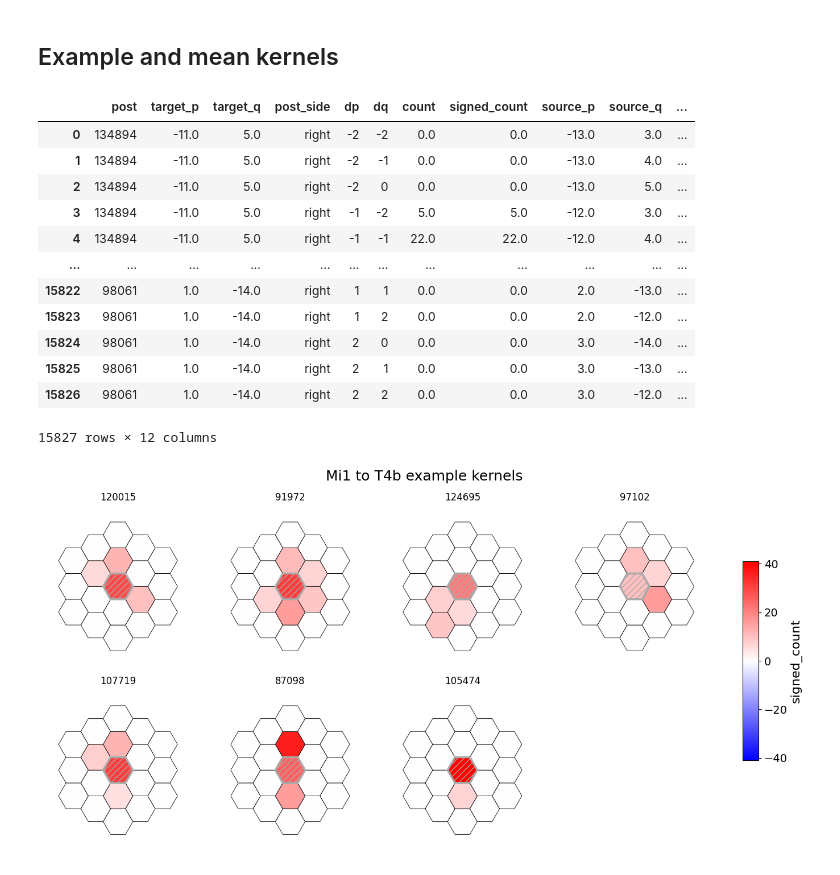
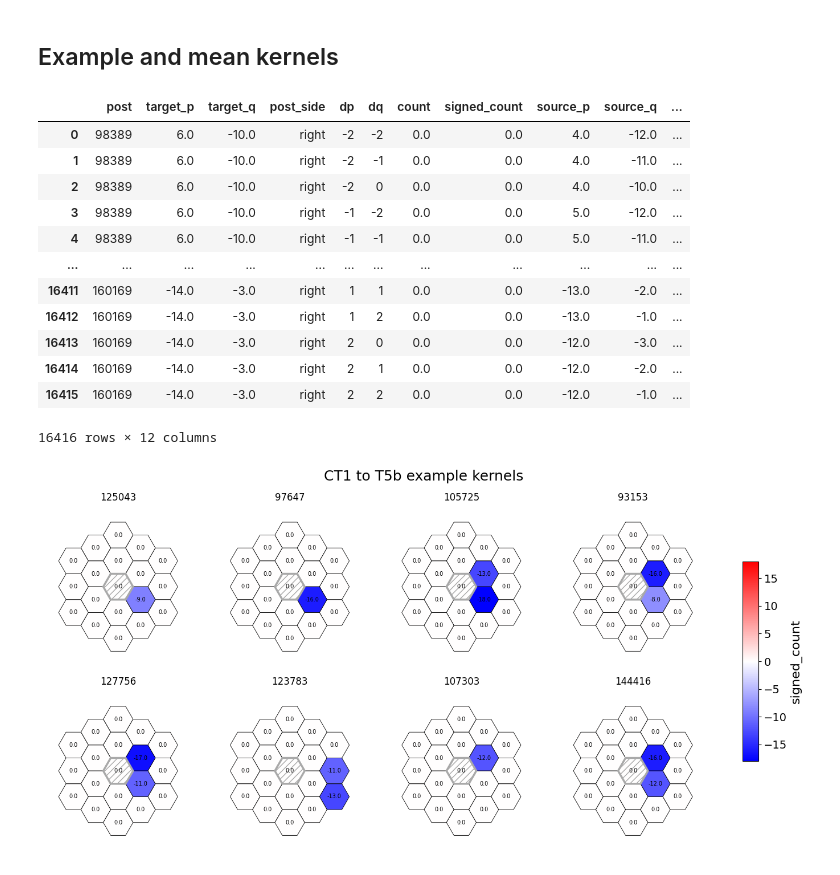
Before and after one commit to Fitzgerald-Lab-NU/connectome_analysis, a Jupyter notebook: visualize_kernels.ipynb, the cells around one changed output. Drawn from its saved outputs; the diff is of its cells as text; code cells hidden in the pictures.

```diff
--- a/visualize_kernels.ipynb
+++ b/visualize_kernels.ipynb
@@ -18,5 +18,11 @@ pd.set_option('display.max_rows', 200)
 # %%
 data_dir = Path('results/connectome')
 
-edges       = pd.read_feather(data_dir / 'edgelist_OL_columnar.feather')
-nodes_df    = pd.read_feather(data_dir / 'nodes_OL_columnar.feather')
+edges       = pd.read_feather(data_dir / 'edgelist_OL_columnar_T4T5norm.feather')
+nodes_df    = pd.read_feather(data_dir / 'nodes_OL_columnar_T4T5norm.feather')
+
+# edges       = pd.read_feather(data_dir / 'edgelist_OL_columnar.feather')
+# nodes_df    = pd.read_feather(data_dir / 'nodes_OL_columnar.feather')
+print("Available celltypes")
+print("Number: ", nodes_df['cell_type'].nunique())
+print(nodes_df['cell_type'].unique())
@@ -163,28 +174,28 @@ def compute_kernel(
 # %%
 kernel, full_kernels = compute_kernel(
     edges,
-    pre_type="Mi1",
-    post_type="T4b")
+    pre_type="CT1",
+    post_type="T5b")
 
 full_kernels
 # %% [output]
 |  | post | target_p | target_q | post_side | dp | dq | count | signed_count | source_p | source_q | ... |
-| 0 | 134894 | -11.0 | 5.0 | right | -2 | -2 | 0.0 | 0.0 | -13.0 | 3.0 | ... |
-| 1 | 134894 | -11.0 | 5.0 | right | -2 | -1 | 0.0 | 0.0 | -13.0 | 4.0 | ... |
-| 2 | 134894 | -11.0 | 5.0 | right | -2 | 0 | 0.0 | 0.0 | -13.0 | 5.0 | ... |
-| 3 | 134894 | -11.0 | 5.0 | right | -1 | -2 | 5.0 | 5.0 | -12.0 | 3.0 | ... |
-| 4 | 134894 | -11.0 | 5.0 | right | -1 | -1 | 22.0 | 22.0 | -12.0 | 4.0 | ... |
+| 0 | 98389 | 6.0 | -10.0 | right | -2 | -2 | 0.0 | 0.0 | 4.0 | -12.0 | ... |
+| 1 | 98389 | 6.0 | -10.0 | right | -2 | -1 | 0.0 | 0.0 | 4.0 | -11.0 | ... |
+| 2 | 98389 | 6.0 | -10.0 | right | -2 | 0 | 0.0 | 0.0 | 4.0 | -10.0 | ... |
+| 3 | 98389 | 6.0 | -10.0 | right | -1 | -2 | 0.0 | 0.0 | 5.0 | -12.0 | ... |
+| 4 | 98389 | 6.0 | -10.0 | right | -1 | -1 | 0.0 | 0.0 | 5.0 | -11.0 | ... |
 | ... | ... | ... | ... | ... | ... | ... | ... | ... | ... | ... | ... |
-| 15822 | 98061 | 1.0 | -14.0 | right | 1 | 1 | 0.0 | 0.0 | 2.0 | -13.0 | ... |
-| 15823 | 98061 | 1.0 | -14.0 | right | 1 | 2 | 0.0 | 0.0 | 2.0 | -12.0 | ... |
-| 15824 | 98061 | 1.0 | -14.0 | right | 2 | 0 | 0.0 | 0.0 | 3.0 | -14.0 | ... |
-| 15825 | 98061 | 1.0 | -14.0 | right | 2 | 1 | 0.0 | 0.0 | 3.0 | -13.0 | ... |
-| 15826 | 98061 | 1.0 | -14.0 | right | 2 | 2 | 0.0 | 0.0 | 3.0 | -12.0 | ... |
+| 16411 | 160169 | -14.0 | -3.0 | right | 1 | 1 | 0.0 | 0.0 | -13.0 | -2.0 | ... |
+| 16412 | 160169 | -14.0 | -3.0 | right | 1 | 2 | 0.0 | 0.0 | -13.0 | -1.0 | ... |
+| 16413 | 160169 | -14.0 | -3.0 | right | 2 | 0 | 0.0 | 0.0 | -12.0 | -3.0 | ... |
+| 16414 | 160169 | -14.0 | -3.0 | right | 2 | 1 | 0.0 | 0.0 | -12.0 | -2.0 | ... |
+| 16415 | 160169 | -14.0 | -3.0 | right | 2 | 2 | 0.0 | 0.0 | -12.0 | -1.0 | ... |
-15827 rows × 12 columns
+16416 rows × 12 columns
 # %%
 import math
 
-n_samples = 7
+n_samples = 8
 max_cols = 4
 
 valid_posts = (
@@ -198,7 +209,7 @@ n_samples = min(n_samples, len(valid_posts))
 
 post_ids = (
     valid_posts["post"]
-    .sample(n=n_samples, random_state=0)
+    .sample(n=n_samples, random_state=1)
     .to_list()
 )
 
@@ -227,37 +238,37 @@ fig.suptitle(
 
 axes_flat = axes.ravel()
 for ax, post_id in zip(axes_flat, post_ids):
     ax.axis("off")
     cell_df = plot_df[plot_df['post']==post_id]
     plot_spatial_kernel_hex(cell_df, value_col="signed_count",
                         radius=4, cmap="bwr",
                         norm = shared_norm,
                         add_colorbar=False,
-                        plot_labels=False,
+                        plot_labels=True,
                         ax=ax,use_input_relative_to_target=True,
-                        mirror_x=False,
-                        mirror_y=False,
+                        mirror_x=True,
+                        mirror_y=True,
                         title=post_id)
 for ax in axes_flat[n:]:
     ax.axis("off")
 sm = plt.cm.ScalarMappable(norm=shared_norm, cmap=plt.get_cmap("bwr"))
 sm.set_array([])
 
 cax = fig.add_axes([0.9, 0.25, 0.02, 0.5]) # [left, bottom, width, height]
 cbar = fig.colorbar(
     sm,
     cax=cax,
     shrink=0.4,
     location="right",
     label="Mean signed synapse count",
 )
 cbar.ax.tick_params(labelsize=14)
 cbar.set_label("signed_count", fontsize=16)
 plt.tight_layout(rect=[0, 0, 0.88, 1]) #[left, bottom, right, top]
 # plt.tight_layout(rect=[0, 0, 0.92, 0.96])
 plt.show()
 # %% [output]
-[figure, old version]
+[figure, new version]
 # %%
 plot_spatial_kernel_hex(kernel, value_col="mean_signed_count",
                         radius=4,
```
Also changed, not shown: parts of 8 cells of this notebook.
